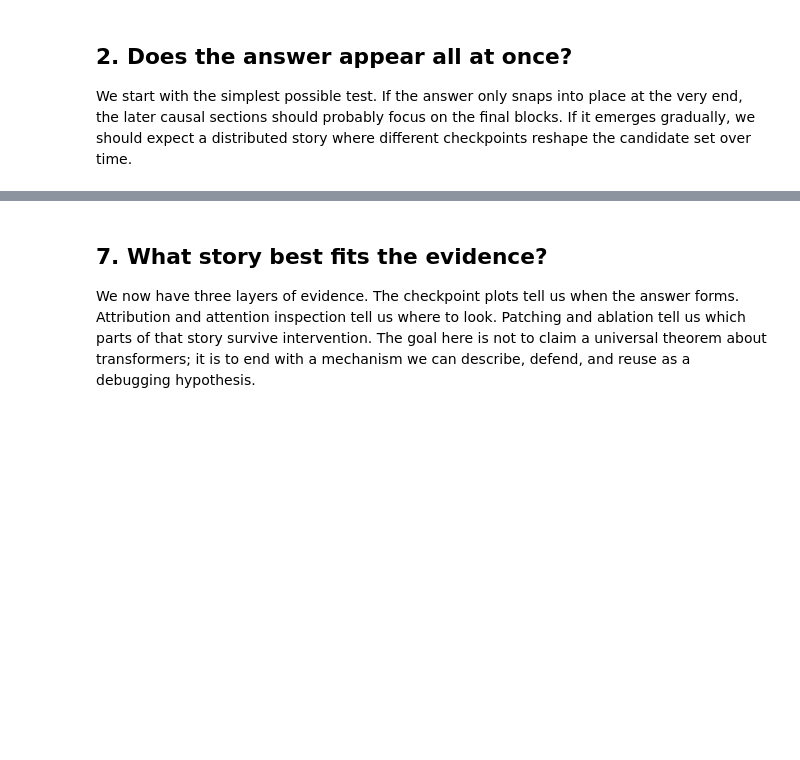
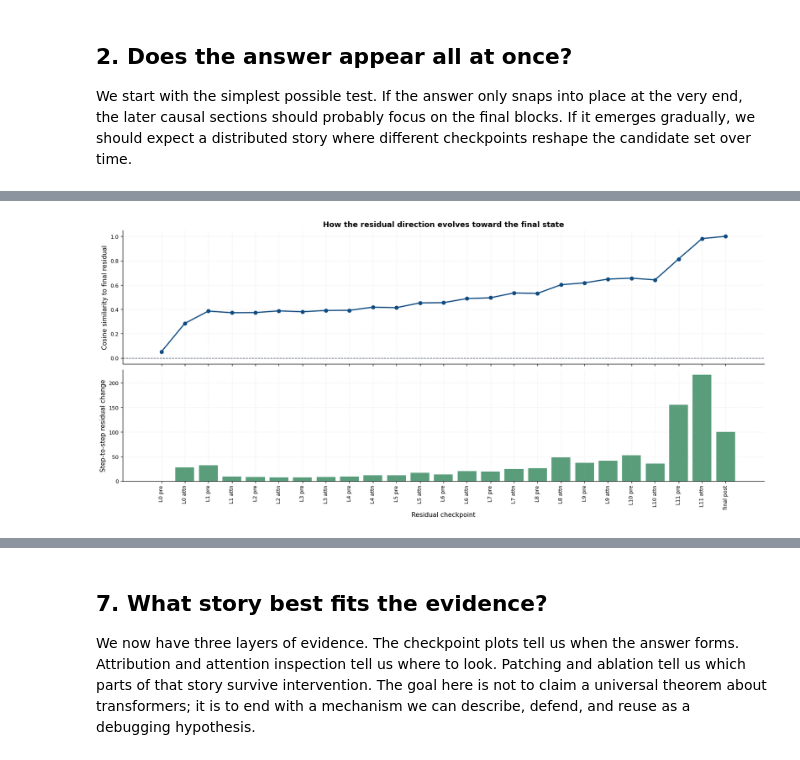
Before and after one commit to benk7alifa/llm-mechanics-lab, a Jupyter notebook: notebooks/llm_mechanics_lab.ipynb, the cells around one changed output, grey strips where cells are left out. Cells and saved outputs as stored; diff of their text form; code cells hidden in the pictures; blank space fills up the shorter version.

Commit message:
Rewrite notebook for reader-first interpretability walkthrough

```diff
--- a/notebooks/llm_mechanics_lab.ipynb
+++ b/notebooks/llm_mechanics_lab.ipynb
@@ -329,7 +410,12 @@ def choose_candidate_token_ids(checkpoint_logits_last_pos, target_token, rival_t
     without hiding the main alternatives.
     """
 
+    # Turning logits into probabilities makes it easier to compare candidate
+    # tokens across checkpoints on a common and intuitive scale.
     probs = F.softmax(checkpoint_logits_last_pos, dim=-1)
+
+    # We sample anchor checkpoints from the beginning, middle, and end of the
+    # run so a token only has to look competitive once to earn inspection.
     anchor_points = sorted(
         {
             0,
@@ -339,10 +425,17 @@ def choose_candidate_token_ids(checkpoint_logits_last_pos, target_token, rival_t
             len(checkpoint_logits_last_pos) - 1,
         }
     )
+
+    # The target and rival are always included because they define the main
+    # question of the notebook.
     candidate_ids = {target_token, rival_token}
+
+    # At each anchor checkpoint, we pull in the strongest visible competitors.
     for anchor in anchor_points:
         candidate_ids.update(torch.topk(probs[anchor], k=4).indices.tolist())
 
+    # If more candidates appear than we want to plot, we keep the ones that
+    # ever reached the highest probability during the run.
     other_ids = sorted(
         [token_id for token_id in candidate_ids if token_id not in {target_token, rival_token}],
         key=lambda token_id: probs[:, token_id].max().item(),
@@ -361,7 +454,12 @@ def build_candidate_matrix(model, checkpoint_logits_last_pos, candidate_token_id
 
 
 def extract_last_position_scores(tensor):
-    """Collapse a component stack down to one score per component at the final position."""
+    """Collapse a component stack down to one score per component.
+
+    TransformerLens often returns tensors with component, position, and
+    possibly batch dimensions. For this notebook we always care about the
+    final position where the next token is predicted.
+    """
 
     scores = tensor.detach().cpu().squeeze()
     if scores.ndim == 1:
@@ -400,8 +498,25 @@ def head_attrs_to_df(model, attrs):
     return pd.DataFrame(rows).sort_values("logit_attr", ascending=False).reset_index(drop=True)
 
 
+def compute_residual_trajectory_metrics(resid_last_pos):
+    """Measure how the residual state changes from checkpoint to checkpoint.
+
+    We track two views:
+    - cosine similarity to the final residual state, which shows whether the
+      representation is pointing more like the finished answer state
+    - step-to-step delta norm, which shows where the state moves most
+    """
+
+    resid_cpu = resid_last_pos.detach().cpu()
+    final_vec = resid_cpu[-1]
+    cosine_to_final = F.cosine_similarity(resid_cpu, final_vec.unsqueeze(0), dim=-1)
+    step_delta_norm = torch.zeros(resid_cpu.shape[0])
+    step_delta_norm[1:] = (resid_cpu[1:] - resid_cpu[:-1]).norm(dim=-1)
+    return cosine_to_final.numpy(), step_delta_norm.numpy()
+
+
 def normalize_patch_scores(scores, clean_score, corrupted_score):
-    """Scale raw patch scores so 0 means corrupted behavior and 1 means clean recovery."""
+    """Scale raw patch scores so 0 means corrupted and 1 means clean recovery."""
 
     denominator = clean_score - corrupted_score
     if abs(denominator) < 1e-6:
@@ -1156,0 +1150,6 @@ display_takeaways(
+# %%
+cosine_to_final, step_delta_norm = compute_residual_trajectory_metrics(resid_last_pos)
+plot_residual_trajectory(checkpoint_df, cosine_to_final, step_delta_norm)
+plt.show()
+# %% [output]
+[figure, added]
```
Also changed, not shown: parts of 76 cells of this notebook, 1 other file.
